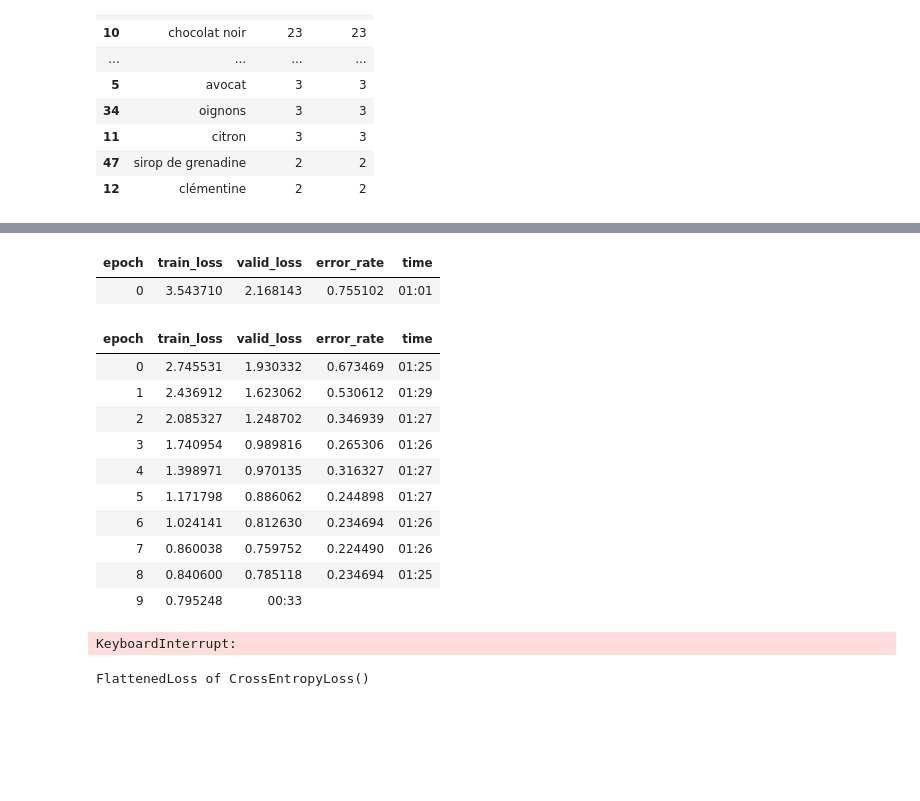
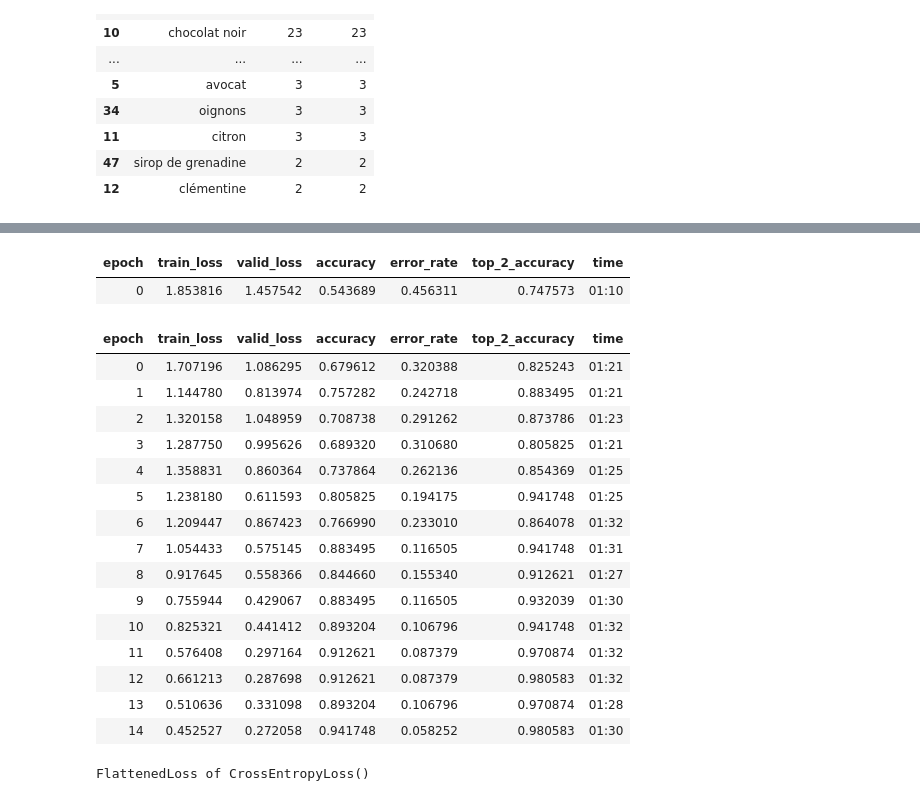
Before and after one commit to remiDupont/AI-fridge_project, a Jupyter notebook: mobile_fridge_manager.ipynb, the cells around one changed output, grey strips where cells are left out. Drawn from its saved outputs; the diff is of its cells as text; code cells hidden in the pictures; blank space fills up the shorter version.

```diff
--- a/mobile_fridge_manager.ipynb
+++ b/mobile_fridge_manager.ipynb
@@ -171,8 +232,8 @@ for f in files:
 # %%
 def label_func(f):
     #print(f)
-    categorie = str(f).split("/")[7].replace(" ","_")
-    return categorie
+    categorie = str(f).split("/")[7]#.replace(" ","_")
+    return obj2cat[categorie]
 # %%
 #def label_func(x): return x.parent.parent.parent.name
 # %%
@@ -182,7 +243,7 @@ label_func(set_list[0])
 # %%
-dls = ImageDataLoaders.from_path_func(source, set_list, label_func, bs= 8, item_tfms=Resize(224),workers=1)
+dls = ImageDataLoaders.from_path_func(source, set_list, label_func, bs= 4, item_tfms=Resize(224*2),batch_tfms=aug_transforms(size=int(128*3)),workers=-1)
 #dls = ImageDataLoaders.from_df(df_marks[2:],path = r'/home/oem/Images/dataset_fridge/DATASET', valid_col='is_valid', label_delim=' ',
 #                               item_tfms=Resize(128*2), bs=4, num_workers=4, batch_tfms=aug_transforms(size=int(128*1.5)))
 
-dls.show_batch(unique=False,figsize=(14,14))
+dls.show_batch(unique=True,figsize=(14,14))
 # %% [output]
@@ -190,5 +251,8 @@ dls.show_batch(unique=False,figsize=(14,14))
+# %%
+def top_2_accuracy(inp, targ, k=5, axis=-1):
+    return top_k_accuracy(inp, targ, k=2, axis=-1)
 # %%
-learn = cnn_learner(dls, resnet18, metrics=error_rate)
+learn = cnn_learner(dls, resnet18, metrics=[accuracy,error_rate,top_2_accuracy])
 # %%
 len(dls.train)
 # %% [output]
@@ -207,24 +267,28 @@ KeyboardInterrupt:
 # %%
 #import cProfile
 #Pr=cProfile.Profile()
 #Pr.enable()
 
-learn.fine_tune(10,    base_lr=0.0004,)
+learn.fine_tune(15,    base_lr=0.004)
 
 #Pr.disable()
 #Pr.print_stats('time')
 # %% [output]
-| epoch | train_loss | valid_loss | error_rate | time |
-| 0 | 3.543710 | 2.168143 | 0.755102 | 01:01 |
+| epoch | train_loss | valid_loss | accuracy | error_rate | top_2_accuracy | time |
+| 0 | 1.853816 | 1.457542 | 0.543689 | 0.456311 | 0.747573 | 01:10 |
-| epoch | train_loss | valid_loss | error_rate | time |
-| 0 | 2.745531 | 1.930332 | 0.673469 | 01:25 |
-| 1 | 2.436912 | 1.623062 | 0.530612 | 01:29 |
-| 2 | 2.085327 | 1.248702 | 0.346939 | 01:27 |
-| 3 | 1.740954 | 0.989816 | 0.265306 | 01:26 |
-| 4 | 1.398971 | 0.970135 | 0.316327 | 01:27 |
-| 5 | 1.171798 | 0.886062 | 0.244898 | 01:27 |
-| 6 | 1.024141 | 0.812630 | 0.234694 | 01:26 |
-| 7 | 0.860038 | 0.759752 | 0.224490 | 01:26 |
-| 8 | 0.840600 | 0.785118 | 0.234694 | 01:25 |
-| 9 | 0.795248 | 00:33 |
+| epoch | train_loss | valid_loss | accuracy | error_rate | top_2_accuracy | time |
+| 0 | 1.707196 | 1.086295 | 0.679612 | 0.320388 | 0.825243 | 01:21 |
+| 1 | 1.144780 | 0.813974 | 0.757282 | 0.242718 | 0.883495 | 01:21 |
+| 2 | 1.320158 | 1.048959 | 0.708738 | 0.291262 | 0.873786 | 01:23 |
+| 3 | 1.287750 | 0.995626 | 0.689320 | 0.310680 | 0.805825 | 01:21 |
+| 4 | 1.358831 | 0.860364 | 0.737864 | 0.262136 | 0.854369 | 01:25 |
+| 5 | 1.238180 | 0.611593 | 0.805825 | 0.194175 | 0.941748 | 01:25 |
+| 6 | 1.209447 | 0.867423 | 0.766990 | 0.233010 | 0.864078 | 01:32 |
+| 7 | 1.054433 | 0.575145 | 0.883495 | 0.116505 | 0.941748 | 01:31 |
+| 8 | 0.917645 | 0.558366 | 0.844660 | 0.155340 | 0.912621 | 01:27 |
+| 9 | 0.755944 | 0.429067 | 0.883495 | 0.116505 | 0.932039 | 01:30 |
+| 10 | 0.825321 | 0.441412 | 0.893204 | 0.106796 | 0.941748 | 01:32 |
+| 11 | 0.576408 | 0.297164 | 0.912621 | 0.087379 | 0.970874 | 01:32 |
+| 12 | 0.661213 | 0.287698 | 0.912621 | 0.087379 | 0.980583 | 01:32 |
+| 13 | 0.510636 | 0.331098 | 0.893204 | 0.106796 | 0.970874 | 01:28 |
+| 14 | 0.452527 | 0.272058 | 0.941748 | 0.058252 | 0.980583 | 01:30 |
-KeyboardInterrupt:
```
Also changed, not shown: parts of 18 cells of this notebook.
